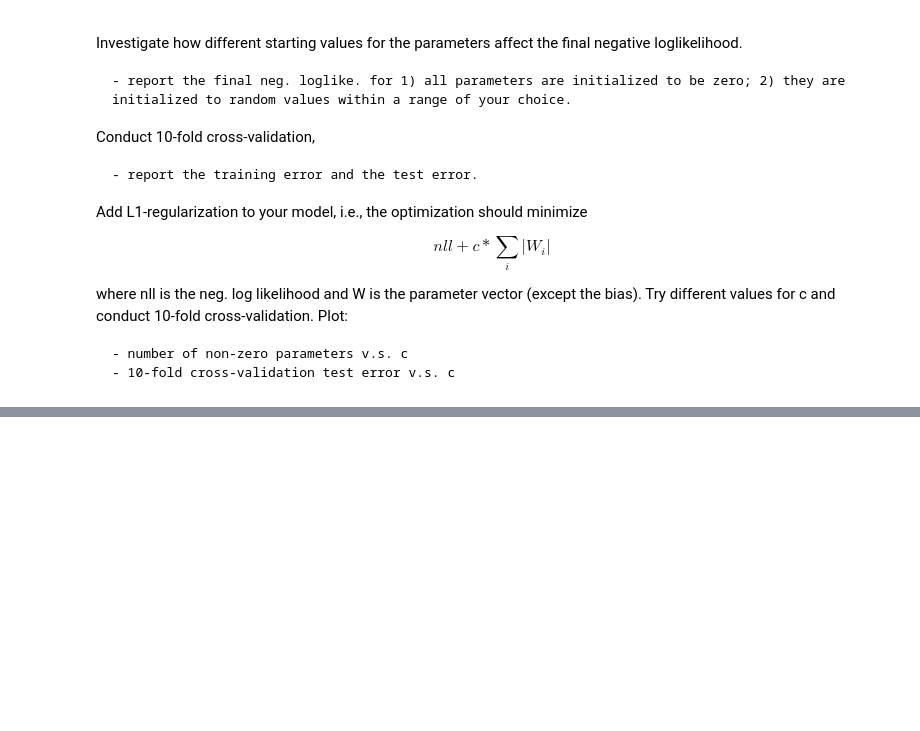
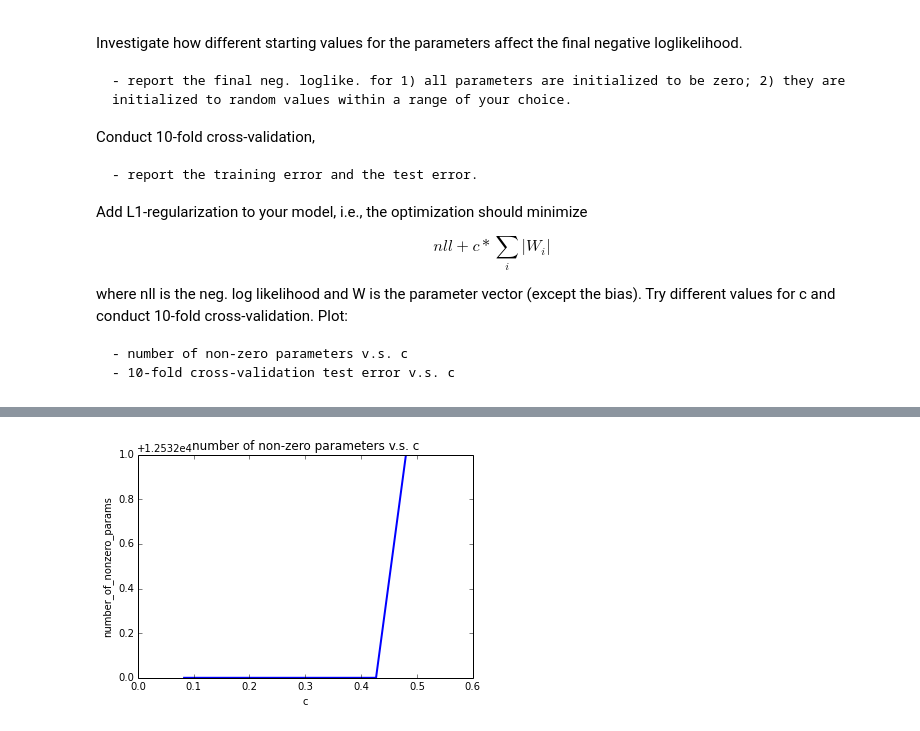
Before and after one commit to monadyn/experiments, a Jupyter notebook: deeplearn/HW1_1.ipynb, the cells around one changed output, grey strips where cells are left out. Cells and saved outputs as stored; diff of their text form; code cells hidden in the pictures; blank space fills up the shorter version.

```diff
--- a/deeplearn/HW1_1.ipynb
+++ b/deeplearn/HW1_1.ipynb
@@ -191,0 +370,86 @@ and conduct 10-fold cross-validation. Plot:
+# %%
+#Add L1-regularization to your model
+
+# -number of non-zero parameters v.s. c
+#- 10-fold cross-validation test error v.s. c
+
+# all parameters are initialized to be zero;
+x = T.matrix("x")
+y = T.matrix("y")
+
+w = theano.shared(np.zeros((n_genes,1)), name="w")
+#w = theano.shared(np.random.rand(n_genes,1), name="w")
+
+# initialize the bias term
+b = theano.shared(0., name="b")
+
+l = T.dot(x, w) + b
+p = T.nnet.sigmoid(l)
+nnl = T.mean(-y * T.log(p) - (1-y) * T.log(1-p))
+
+
+# Compile
+learning_rate = 1e-2  #0.1  # #
+updates = [(w, w - learning_rate * gw), (b, b - learning_rate * gb)]
+
+c_interation = np.sort(np.random.rand(5)[::-1]) #np.arange(1, 10)
+avg_test_err = np.zeros(len(c_interation))
+number_of_nonzero_params = np.zeros(len(c_interation))
+learning_rate = 1e-2  #0.1  # #
+
+for i, d in enumerate(c_interation):
+    print i,d
+
+
+    nnl_opt = nnl + d * (w ** 2).sum()
+    gw, gb = T.grad(nnl_opt, [w, b])
+
+    updates = [(w, w - learning_rate * gw), (b, b - learning_rate * gb)]
+
+    index = T.lscalar()
+    train_model = theano.function(
+        inputs=[index],
+        outputs=nnl,
+        updates=updates,
+        givens={
+            x: train_set_x[index * batch_size: (index + 1) * batch_size],
+            y: train_set_y[index * batch_size: (index + 1) * batch_size]
+            }
+    )
+
+
+    test_errors = np.zeros(n_folds)
+    index = 0
+    for train_index, test_index in kf:
+        X_train, X_test = train_set_x[train_index], train_set_x[test_index]
+        y_train, y_test = train_set_y[train_index], train_set_y[test_index]
+
+        cost_val  = train_model(i)
+        test_errors[index] = np.mean(cost_val)
+        index += 1
+    avg_test_err[i] = np.mean(test_errors)
+
+    print('w is', len(w.get_value()), len((w.get_value().nonzero())[0]))
+    #print("b is %s", b.get_value())
+
+    number_of_nonzero_params[i] = len((w.get_value().nonzero())[0])
+
+
+
+print c_interation
+
+plt.title('number of non-zero parameters v.s. c')
+pl.plot(c_interation, number_of_nonzero_params, lw=2, label = 'number_of_nonzero_params')
+#pl.legend()
+pl.xlabel('c')
+pl.ylabel('number_of_nonzero_params')
+pl.show()
+
+plt.title('10-fold cross-validation test error  v.s. c')
+pl.plot(c_interation, avg_test_err, lw=2, label = 'test error')
+#pl.legend()
+pl.xlabel('c')
+pl.ylabel('test error')
+
+pl.show()
+# %% [output]
@@ -191,0 +467 @@ and conduct 10-fold cross-validation. Plot:
+[figure, added]
```
Also changed, not shown: parts of 10 cells of this notebook, 6 other files.
